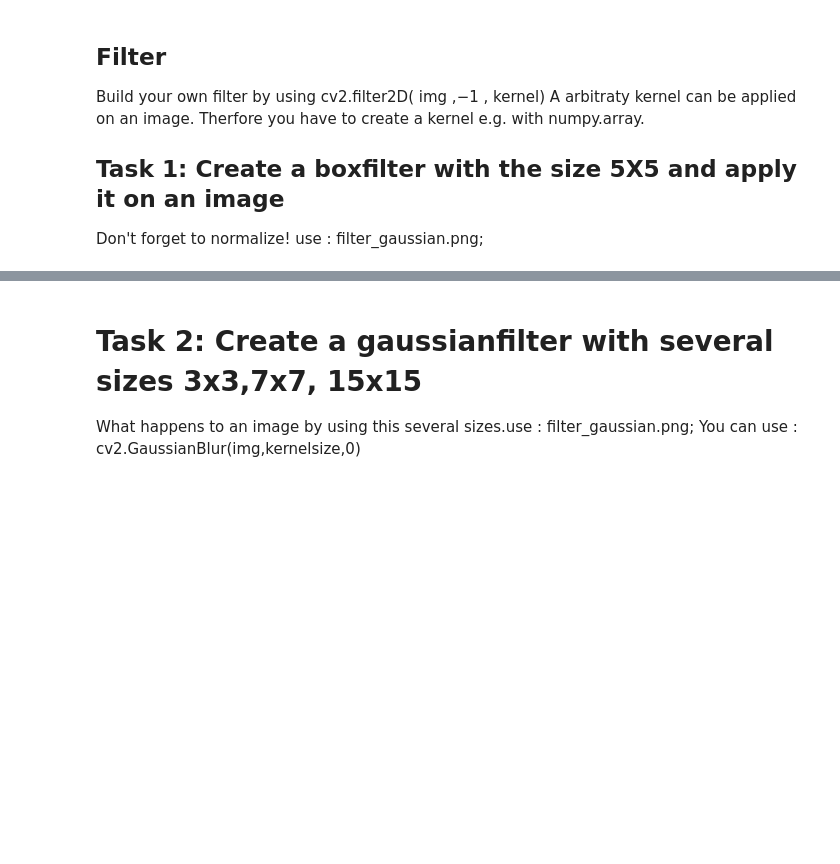
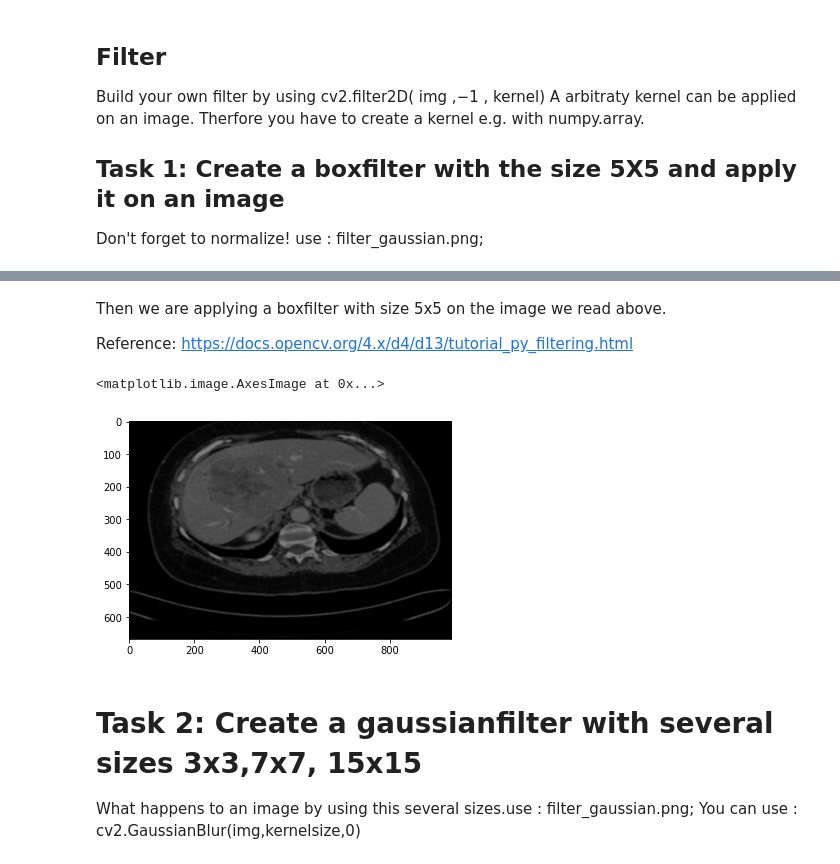
Before and after one commit to hmcyrus/python-image-processing, a Jupyter notebook: 5th exercise/completed.ipynb, the cells around one changed output, grey strips where cells are left out. Saved outputs shown, nothing was run; the diff lists cells and outputs as text; code cells hidden in the pictures; blank space fills up the shorter version.

```diff
--- a/5th exercise/completed.ipynb
+++ b/5th exercise/completed.ipynb
@@ -18,3 +32,17 @@ Don't forget to normalize! use : filter_gaussian.png;
+# %% [markdown]
+Then we are applying a boxfilter with size 5x5 on the image we read above.
+
+Reference: https://docs.opencv.org/4.x/d4/d13/tutorial_py_filtering.html
+# %%
+kernel = np.ones((5,5),np.float32)/50
+# increasing the value of the denominator will make the image blurrier
+# print(kernel)
+img_after_applying_box_filter = cv2.filter2D(img,-1,kernel)
+
+plt.imshow(img_after_applying_box_filter)
+# %% [output]
+<matplotlib.image.AxesImage at 0x...>
+[figure, added]
 # %% [markdown]
 # Task 2: Create a gaussianfilter with several sizes 3x3,7x7, 15x15
 
```
Also changed, not shown: parts of 10 cells of this notebook.
